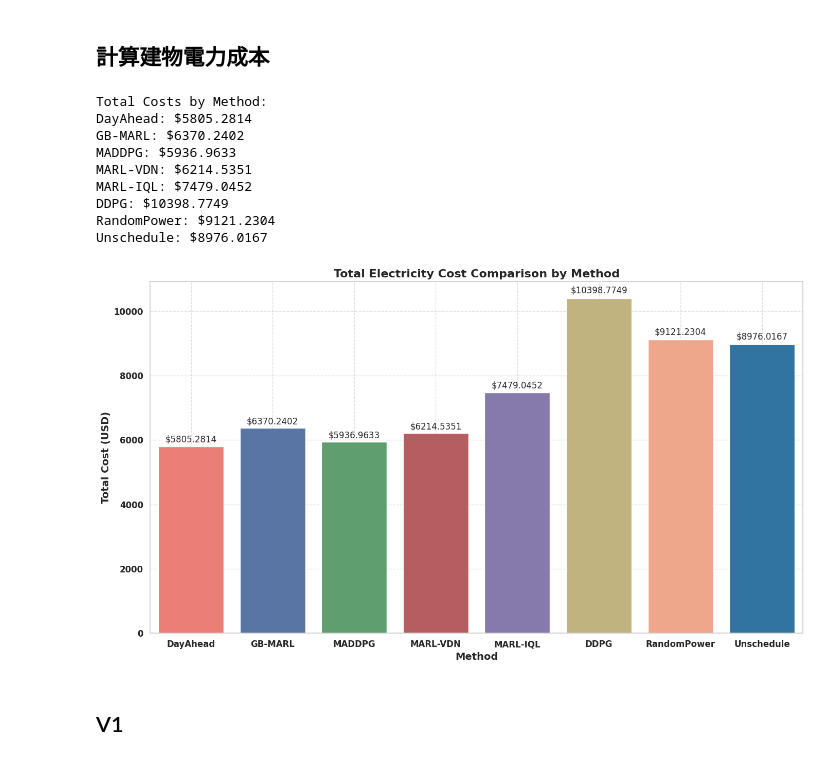
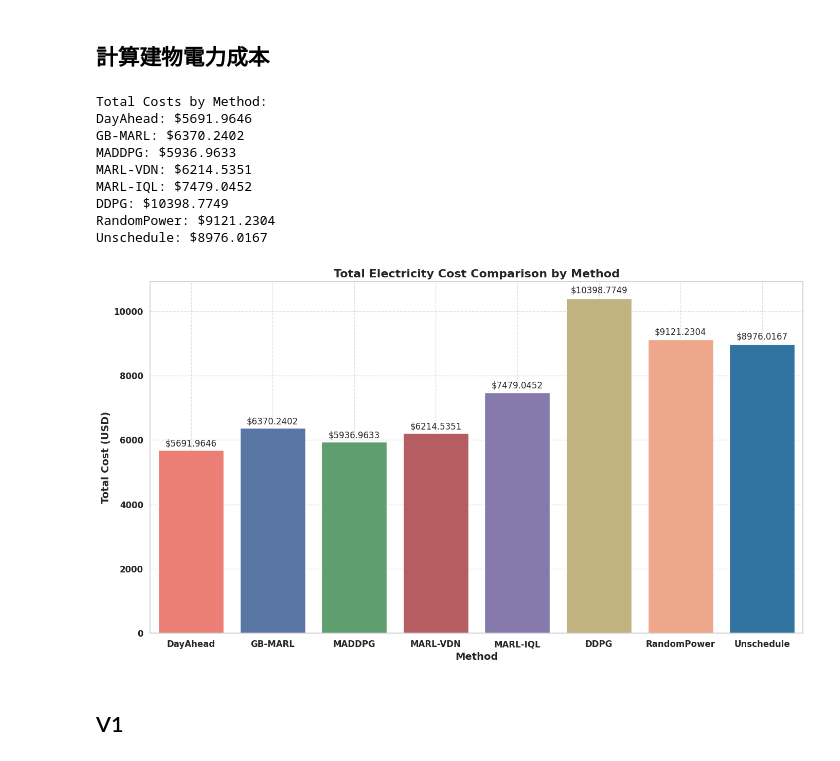
Before and after one commit to carlwang49/MY_WORK, a Jupyter notebook: Evaluation.ipynb, the cells around one changed output. Saved outputs shown, nothing was run; the diff lists cells and outputs as text; code cells hidden in the pictures.

Commit message:
modify DayAhead (v2) and add satisfication 4 evaluation

```diff
--- a/Evaluation.ipynb
+++ b/Evaluation.ipynb
@@ -196,7 +196,7 @@ soc_file = '/soc_history.csv'
 charging_file = '/charging_records.csv'
 
 
-DayAhead_dir = './Result/DayAhead_09-01_09-30_num10_sim_v1/3'
+DayAhead_dir = './Result/DayAhead_09-01_09-30_num10_sim_v1/13'
 GB_MARL_dir = './Result/GB-MARL-v2.1_alpha0.5_beta0.1_num10_s1/23'
 MADDPG_dir = './Results/MADDPG_07-01_09-01_10_sim_v1/7'
 VDN_dir = './Result/VDN-MARL_alpha0.5_beta0.1_num10_sim_v1/1'
@@ -295,35 +295,35 @@ plt.show()
 # plt.tight_layout()
 # plt.show()
 
 
 # fig, ax = plt.subplots(figsize=(14, 8))
 # bars = sns.barplot(x=method_names, y=current_tariffs, palette=colors, ax=ax)
 
 # ax.set_xlabel('Method', fontsize=14, fontweight='bold')
 # ax.set_ylabel('Current Tariff (USD)', fontsize=14, fontweight='bold')
 # ax.set_title('Current Tariff Comparison by Method', fontsize=16, fontweight='bold')
 # ax.grid(True, linestyle='--', alpha=0.6)
 
 # for bar, yval in zip(bars.patches, current_tariffs):
 #     height = bar.get_height()
 #     ax.text(bar.get_x() + bar.get_width()/2, height + 0.01 * height, f'${height:.2f}', ha='center', va='bottom', fontsize=12)
 
 # plt.xticks(fontsize=12, fontweight='bold')
 # plt.yticks(fontsize=12, fontweight='bold')
 # plt.tight_layout()
 
 # plt.show()
 # %% [output]
 Total Costs by Method:
-DayAhead: $5805.2814
+DayAhead: $5691.9646
 GB-MARL: $6370.2402
 MADDPG: $5936.9633
 MARL-VDN: $6214.5351
 MARL-IQL: $7479.0452
 DDPG: $10398.7749
 RandomPower: $9121.2304
 Unschedule: $8976.0167
-[figure, old version]
+[figure, new version]
 # %% [markdown]
 ## V1
 # %%
```
Also changed, not shown: parts of 8 cells of this notebook, 3 other files.
